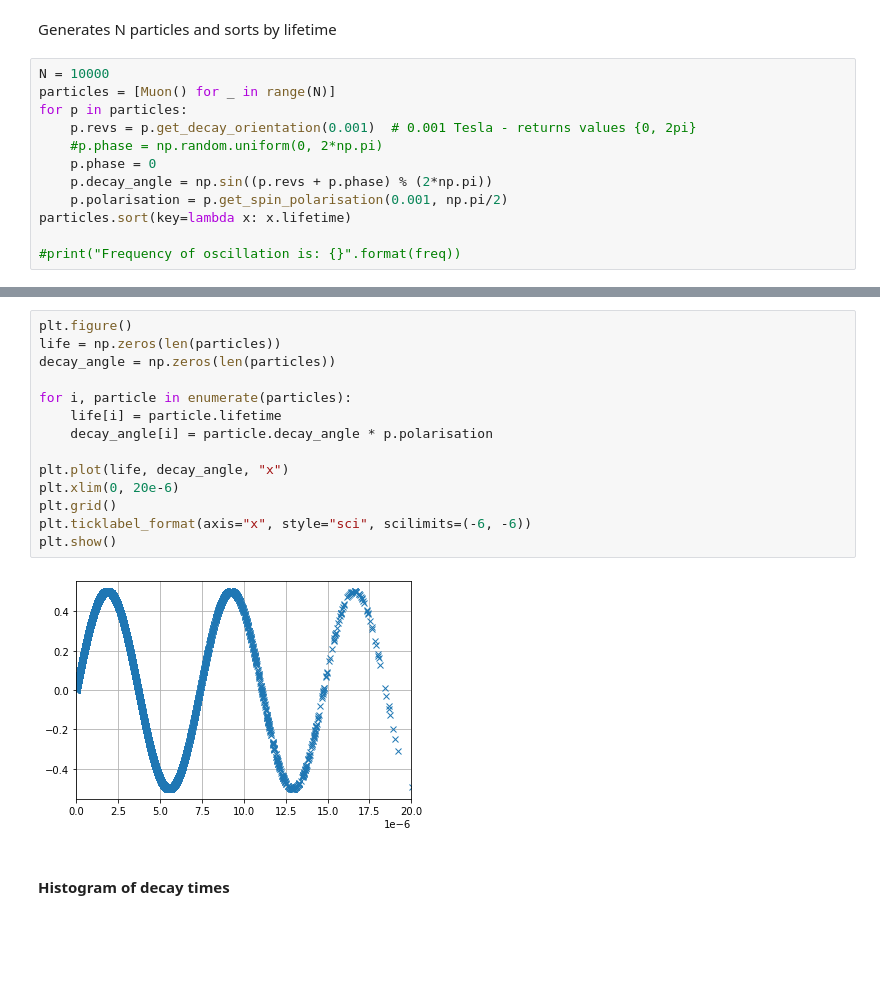
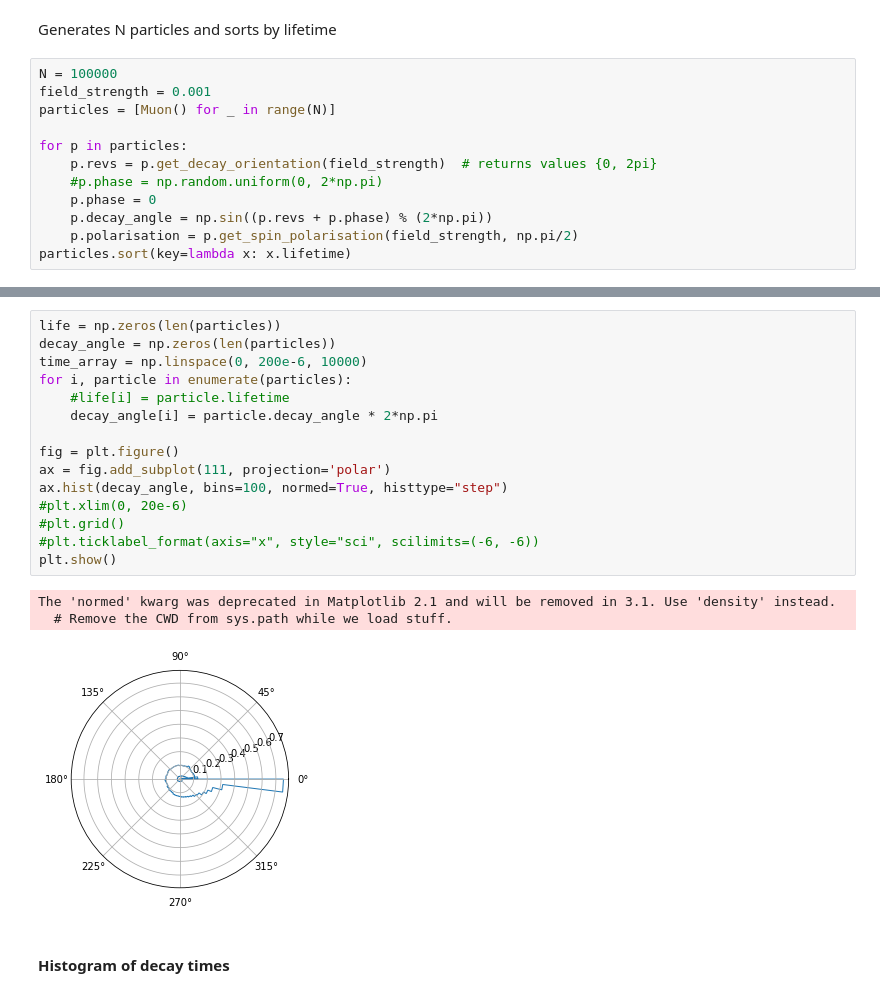
Before and after one commit to AJO-Python/Muon_magnets, a Jupyter notebook: Project_notebook.ipynb, the cells around one changed output, grey strips where cells are left out. Saved outputs shown, nothing was run; the diff lists cells and outputs as text; blank space fills up the shorter version.

Commit message:
Plots for muon precession in different fields. Formatting of notebook

```diff
--- a/Project_notebook.ipynb
+++ b/Project_notebook.ipynb
@@ -14,14 +14,14 @@ Change the p.phase line for aligned or random phase muons
 # %% [markdown]
 Generates N particles and sorts by lifetime
 # %%
-N = 10000
+N = 100000
+field_strength = 0.001
 particles = [Muon() for _ in range(N)]
+
 for p in particles:
-    p.revs = p.get_decay_orientation(0.001)  # 0.001 Tesla - returns values {0, 2pi}
+    p.revs = p.get_decay_orientation(field_strength)  # returns values {0, 2pi}
     #p.phase = np.random.uniform(0, 2*np.pi)
     p.phase = 0
     p.decay_angle = np.sin((p.revs + p.phase) % (2*np.pi))
-    p.polarisation = p.get_spin_polarisation(0.001, np.pi/2)
+    p.polarisation = p.get_spin_polarisation(field_strength, np.pi/2)
 particles.sort(key=lambda x: x.lifetime)
-
-#print("Frequency of oscillation is: {}".format(freq))
@@ -31,19 +57,22 @@ Decay angle is a value [0, 2pi] for muons depending on larmor frequency and life
 # %%
-plt.figure()
 life = np.zeros(len(particles))
 decay_angle = np.zeros(len(particles))
+time_array = np.linspace(0, 200e-6, 10000)
+for i, particle in enumerate(particles):
+    #life[i] = particle.lifetime
+    decay_angle[i] = particle.decay_angle * 2*np.pi
 
-for i, particle in enumerate(particles):
-    life[i] = particle.lifetime
-    decay_angle[i] = particle.decay_angle * p.polarisation
-
-plt.plot(life, decay_angle, "x")
-plt.xlim(0, 20e-6)
-plt.grid()
-plt.ticklabel_format(axis="x", style="sci", scilimits=(-6, -6))
+fig = plt.figure()
+ax = fig.add_subplot(111, projection='polar')
+ax.hist(decay_angle, bins=100, normed=True, histtype="step")
+#plt.xlim(0, 20e-6)
+#plt.grid()
+#plt.ticklabel_format(axis="x", style="sci", scilimits=(-6, -6))
 plt.show()
 # %% [output]
+The 'normed' kwarg was deprecated in Matplotlib 2.1 and will be removed in 3.1. Use 'density' instead.
+  # Remove the CWD from sys.path while we load stuff.
-[figure, old version]
+[figure, new version]
 # %% [markdown]
 #### Histogram of decay times
 # %%
```
Also changed, not shown: parts of 8 cells of this notebook.
